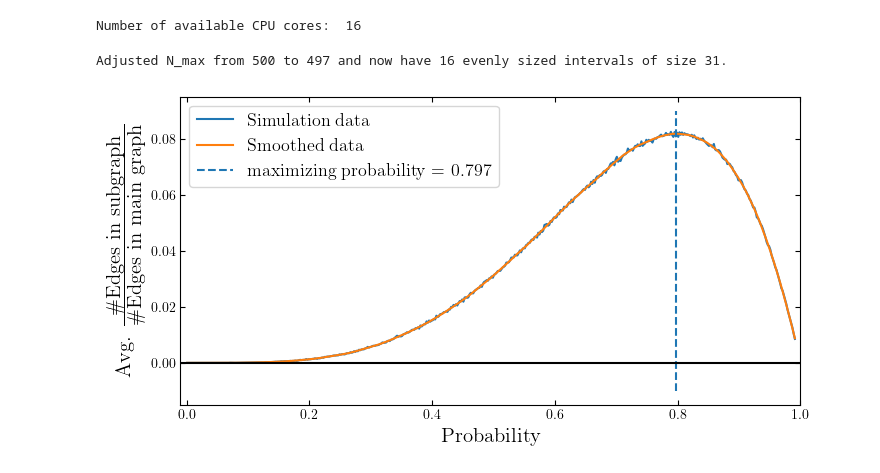
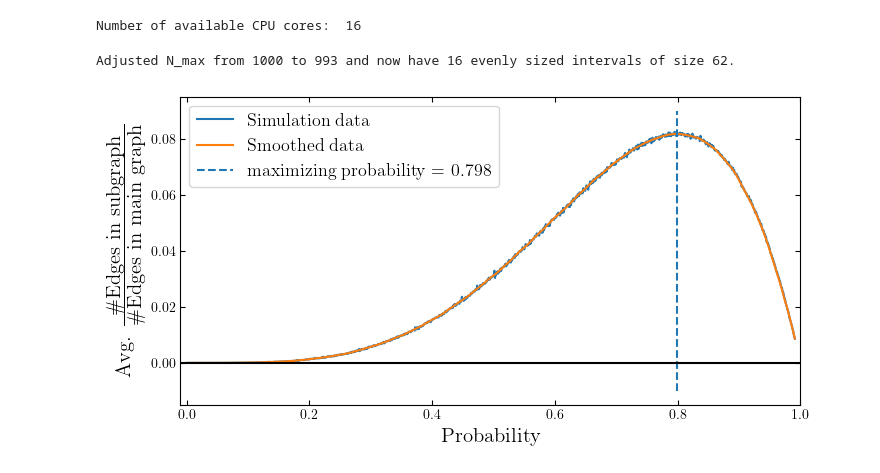
Before and after one commit to seba2390/RandomizedAlgorithms2023, a Jupyter notebook: Project 3/MaximumDegreeConstrainedSubgraphs.ipynb, the cells around one changed output. Cells and saved outputs as stored; diff of their text form; code cells hidden in the pictures.

```diff
--- a/Project 3/MaximumDegreeConstrainedSubgraphs.ipynb
+++ b/Project 3/MaximumDegreeConstrainedSubgraphs.ipynb
@@ -93,7 +93,7 @@ print("Number of available CPU cores: ", num_cores)
 Number of available CPU cores:  16
 # %%
 _pmin, _pmax = 0.001,0.999
-_n_probs = 500
+_n_probs = 1000
 _probabilities = np.linspace(_pmin,_pmax,_n_probs)
 
 _trials = 400
@@ -113,7 +113,7 @@ Interval_size = int((N_max_adjusted - 1) / num_cores)
 partitions = [_probabilities[Interval_size * i: Interval_size * (i+1)] for i in range(num_cores)]
 print(f"Adjusted N_max from {_N_max} to {N_max_adjusted} and now have {num_cores} evenly sized intervals of size {Interval_size}.")
 # %% [output]
-Adjusted N_max from 500 to 497 and now have 16 evenly sized intervals of size 31.
+Adjusted N_max from 1000 to 993 and now have 16 evenly sized intervals of size 62.
 # %%
 backend = 'loky'
 results = Parallel(n_jobs=num_cores, backend=backend)(delayed(avg_relative_subgraph_sizes)(partition,_trials,_min_graph_size,_max_graph_size) for partition in partitions)
@@ -127,19 +127,19 @@ for probability in partitions:
 # %%
 fig, ax = plt.subplots(1,1,figsize=(8,4))
 
 ax.plot(probabilities,avg_relative_sizes, label="Simulation data")
 
-smooth_y = scp.signal.savgol_filter(x=avg_relative_sizes,window_length=35,polyorder=3)
+smooth_y = scp.signal.savgol_filter(x=avg_relative_sizes,window_length=30,polyorder=3)
 ax.plot(probabilities,smooth_y, label="Smoothed data")
 
 max_prop = probabilities[np.argmax(smooth_y)]
 ax.vlines(max_prop,-0.01,1.1*np.max(smooth_y),ls='--',label=f'maximizing probability = {np.round(max_prop,3)}')
 
 ax.set_ylabel(r'Avg. $\frac{\textrm{\#Edges in subgraph}}{\textrm{\#Edges in main graph}}$', size=15)
 ax.set_xlabel('Probability', size=15)
 ax.hlines(0,-0.01,1,color='k')
 ax.set_xlim(-0.01,1)
 ax.legend(fontsize=13)
 plt.show()
 # %% [output]
-[figure, old version]
+[figure, new version]
```
Also changed, not shown: parts of 1 cell of this notebook.
